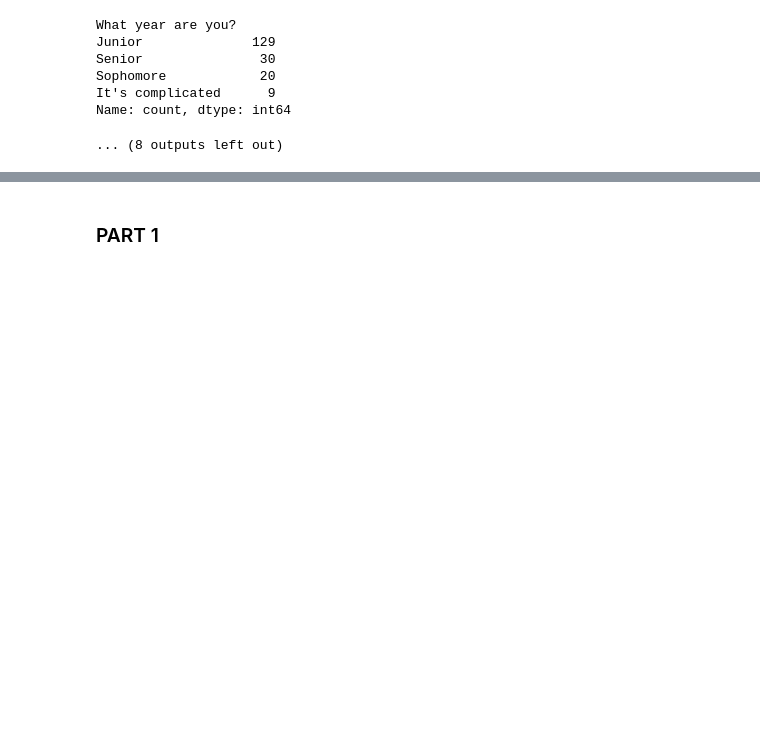
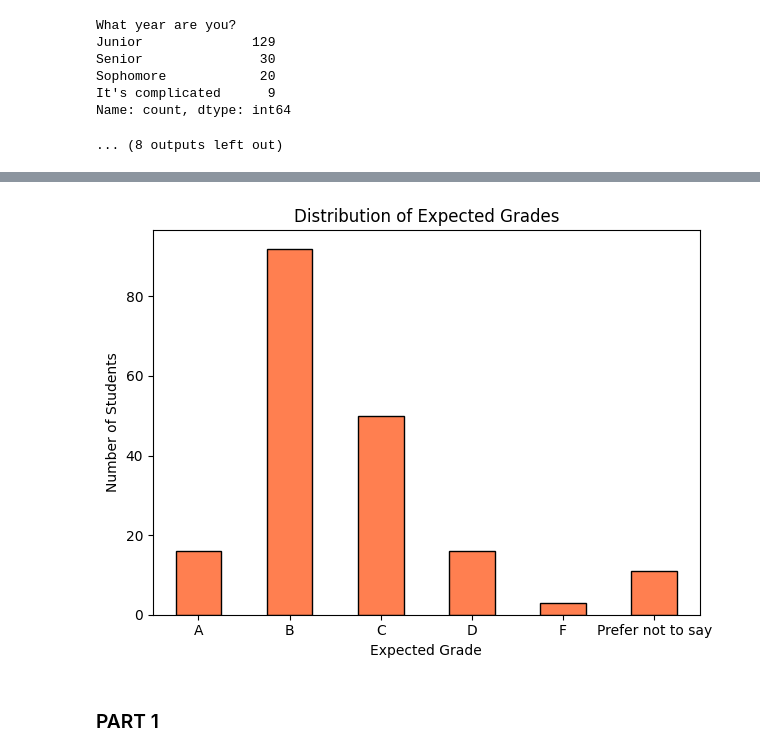
Before and after one commit to cheesuschris/320Homeworks, a Jupyter notebook: Homework3/analyzeGrades.ipynb, the cells around one changed output, grey strips where cells are left out. Saved outputs shown, nothing was run; the diff lists cells and outputs as text; code cells hidden in the pictures; blank space fills up the shorter version.

```diff
--- a/Homework3/analyzeGrades.ipynb
+++ b/Homework3/analyzeGrades.ipynb
@@ -122,3 +156,19 @@ df.head()
+# %%
+grade_order = ['A', 'B', 'C', 'D', 'F', 'Prefer not to say']
+
+# Get counts in order
+grade_counts = df['What grade do you think you got?'].value_counts().reindex(grade_order)
+
+# Plot
+grade_counts.plot(kind='bar', color='coral', edgecolor='black')
+plt.title('Distribution of Expected Grades')
+plt.xlabel('Expected Grade')
+plt.ylabel('Number of Students')
+plt.xticks(rotation=0)
+plt.tight_layout()
+plt.show()
+# %% [output]
+[figure, added]
 # %% [markdown]
 ### PART 1
 # %%
```
Also changed, not shown: parts of 13 cells of this notebook.
